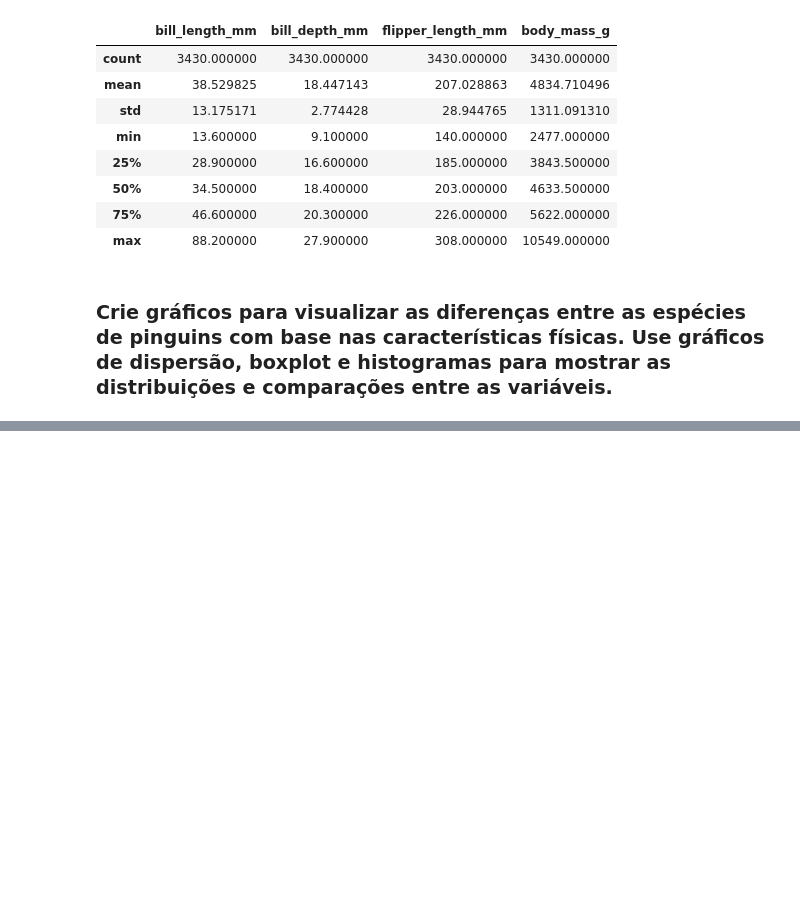
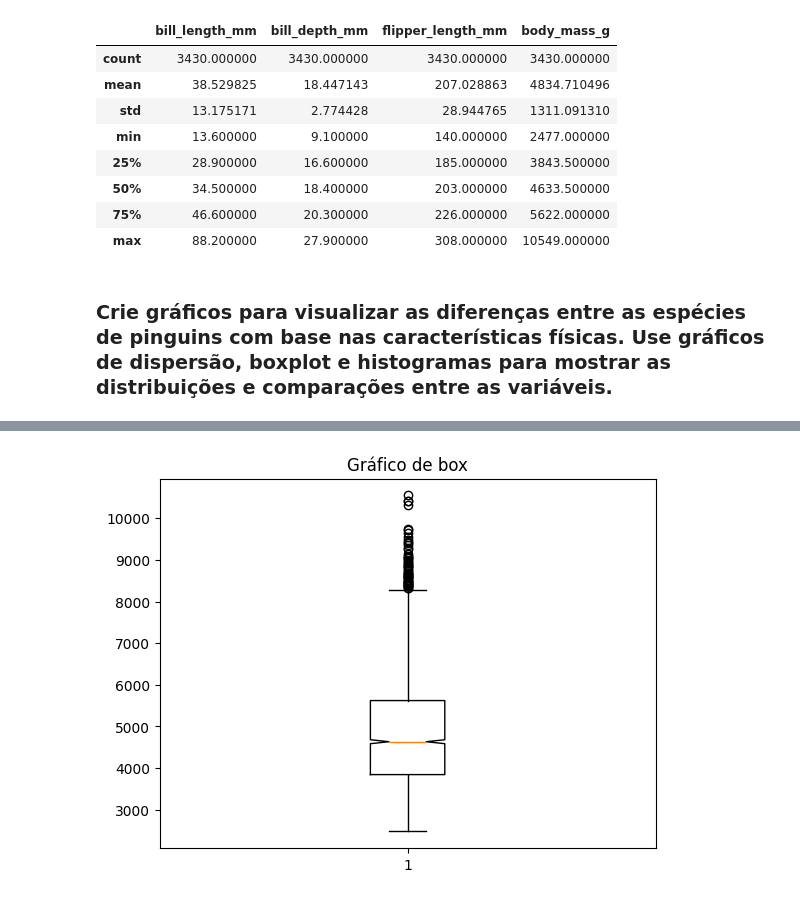
Before and after one commit to Luisbuscher/gc-python-2024, a Jupyter notebook: aula_08/exercicio_19.ipynb, the cells around one changed output, grey strips where cells are left out. Saved outputs shown, nothing was run; the diff lists cells and outputs as text; code cells hidden in the pictures; blank space fills up the shorter version.

```diff
--- a/aula_08/exercicio_19.ipynb
+++ b/aula_08/exercicio_19.ipynb
@@ -62,0 +116,8 @@ caract.describe()
+# %%
+# Grafico de box.
+fig,ax = plt.subplots()
+ax.boxplot([df_pinguim['body_mass_g']], ['bill_length_mm'])
+ax.set_title("Gráfico de box")
+plt.show()
+# %% [output]
+[figure, added]
```
Also changed, not shown: parts of 9 cells of this notebook.
